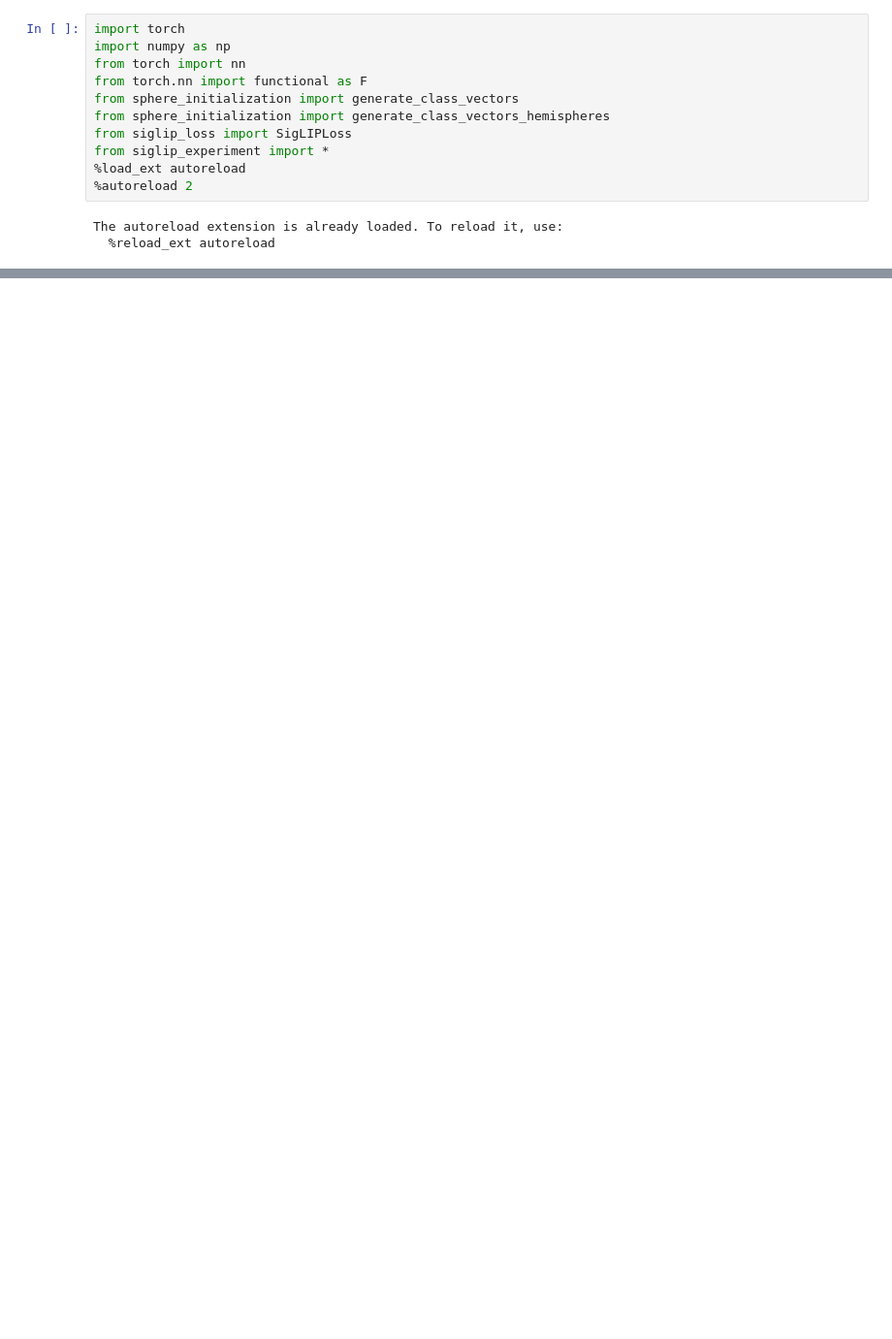
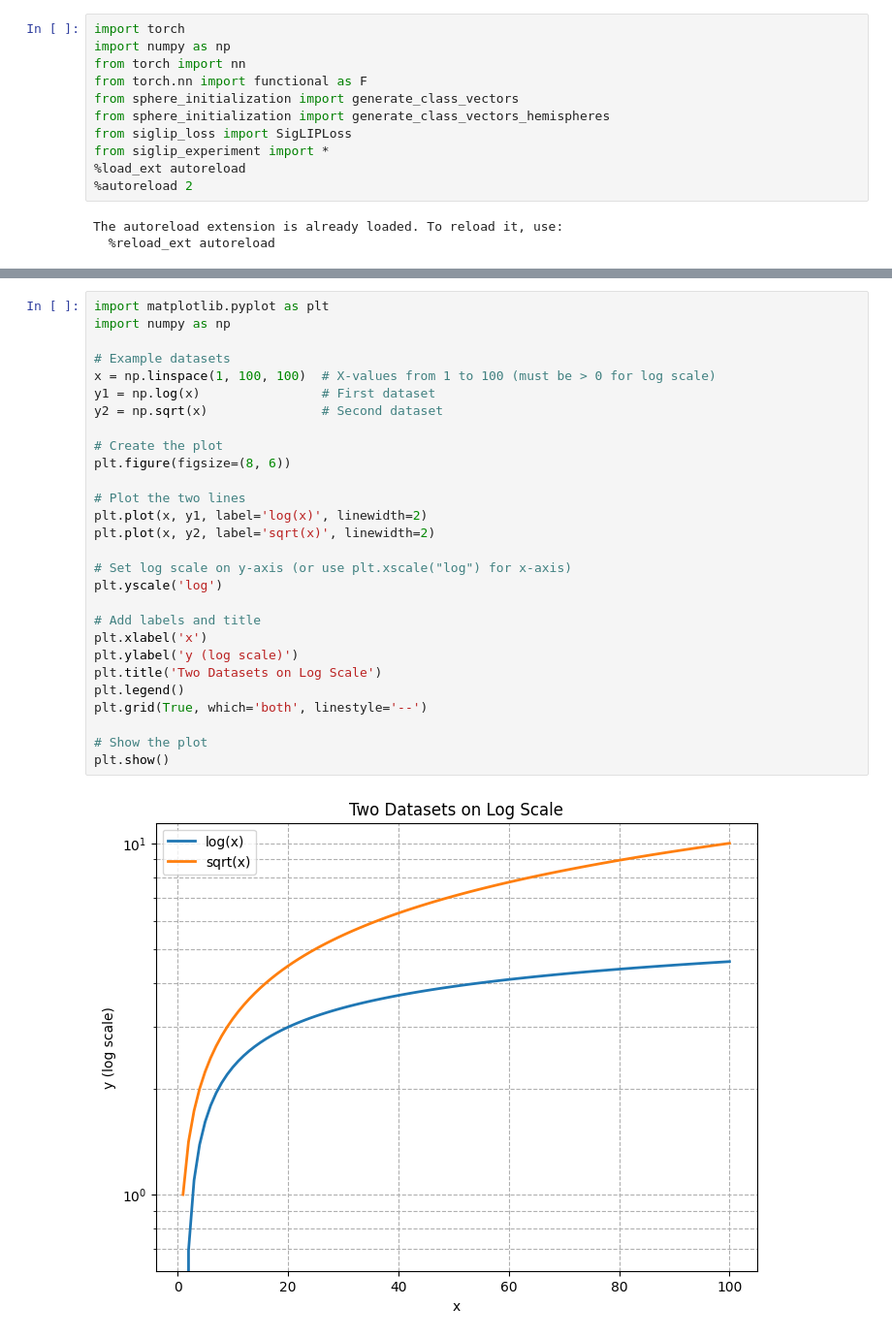
Before and after one commit to BangachevKiril/RepresentationLearningTheory, a Jupyter notebook: SigLIP/FrozenModalityExperiments.ipynb, the cells around one changed output, grey strips where cells are left out. Shown at 97% size. Drawn from its saved outputs; the diff is of its cells as text; blank space fills up the shorter version.

```diff
--- a/SigLIP/FrozenModalityExperiments.ipynb
+++ b/SigLIP/FrozenModalityExperiments.ipynb
@@ -114,0 +261,30 @@ plt.show()
+# %%
+import matplotlib.pyplot as plt
+import numpy as np
+
+# Example datasets
+x = np.linspace(1, 100, 100)  # X-values from 1 to 100 (must be > 0 for log scale)
+y1 = np.log(x)                # First dataset
+y2 = np.sqrt(x)               # Second dataset
+
+# Create the plot
+plt.figure(figsize=(8, 6))
+
+# Plot the two lines
+plt.plot(x, y1, label='log(x)', linewidth=2)
+plt.plot(x, y2, label='sqrt(x)', linewidth=2)
+
+# Set log scale on y-axis (or use plt.xscale("log") for x-axis)
+plt.yscale('log')
+
+# Add labels and title
+plt.xlabel('x')
+plt.ylabel('y (log scale)')
+plt.title('Two Datasets on Log Scale')
+plt.legend()
+plt.grid(True, which='both', linestyle='--')
+
+# Show the plot
+plt.show()
+# %% [output]
+[figure, added]
```
Also changed, not shown: parts of 12 cells of this notebook.
